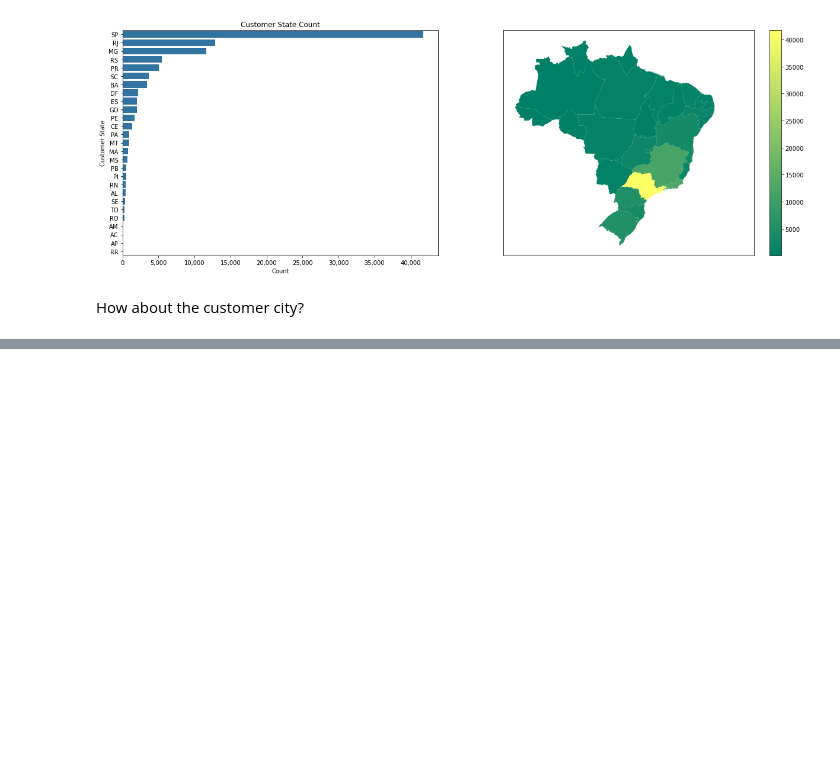
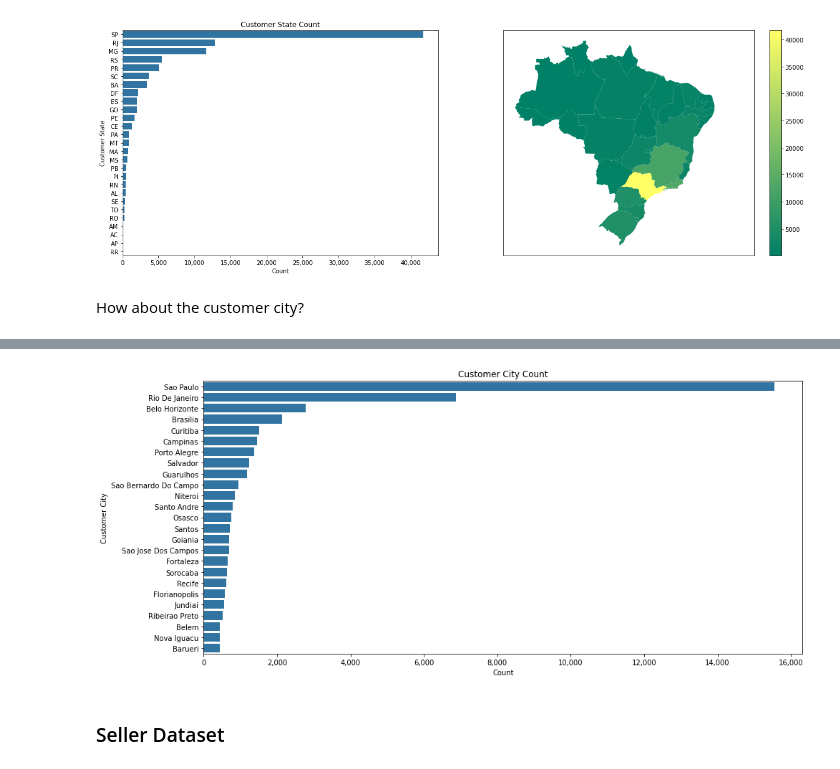
Before and after one commit to smwitkowski/olist-product-recommendations, a Jupyter notebook: notebooks/01-switkowski-data-eda.ipynb, the cells around one changed output, grey strips where cells are left out. Drawn from its saved outputs; the diff is of its cells as text; code cells hidden in the pictures; blank space fills up the shorter version.

```diff
--- a/notebooks/01-switkowski-data-eda.ipynb
+++ b/notebooks/01-switkowski-data-eda.ipynb
@@ -171,0 +133,17 @@ map_data.head()
+# %%
+fig, ax = plt.subplots(figsize=(15, 7))
+
+thousands_formatter = ticker.FuncFormatter(lambda x, p: format(int(x), ','))
+
+sns.countplot(
+    y="customer_city", data=cust_data, color='C0',
+    order=cust_data['customer_city'].value_counts().iloc[:25].index,
+    ax=ax
+)
+
+ax.set_title("Customer City Count")
+ax.set_ylabel("Customer City")
+ax.set_xlabel("Count")
+ax.get_xaxis().set_major_formatter(thousands_formatter)
+# %% [output]
+[figure, added]
@@ -171,0 +152,2 @@ map_data.head()
+# %% [markdown]
+### Seller Dataset
```
Also changed, not shown: parts of 31 cells of this notebook.
